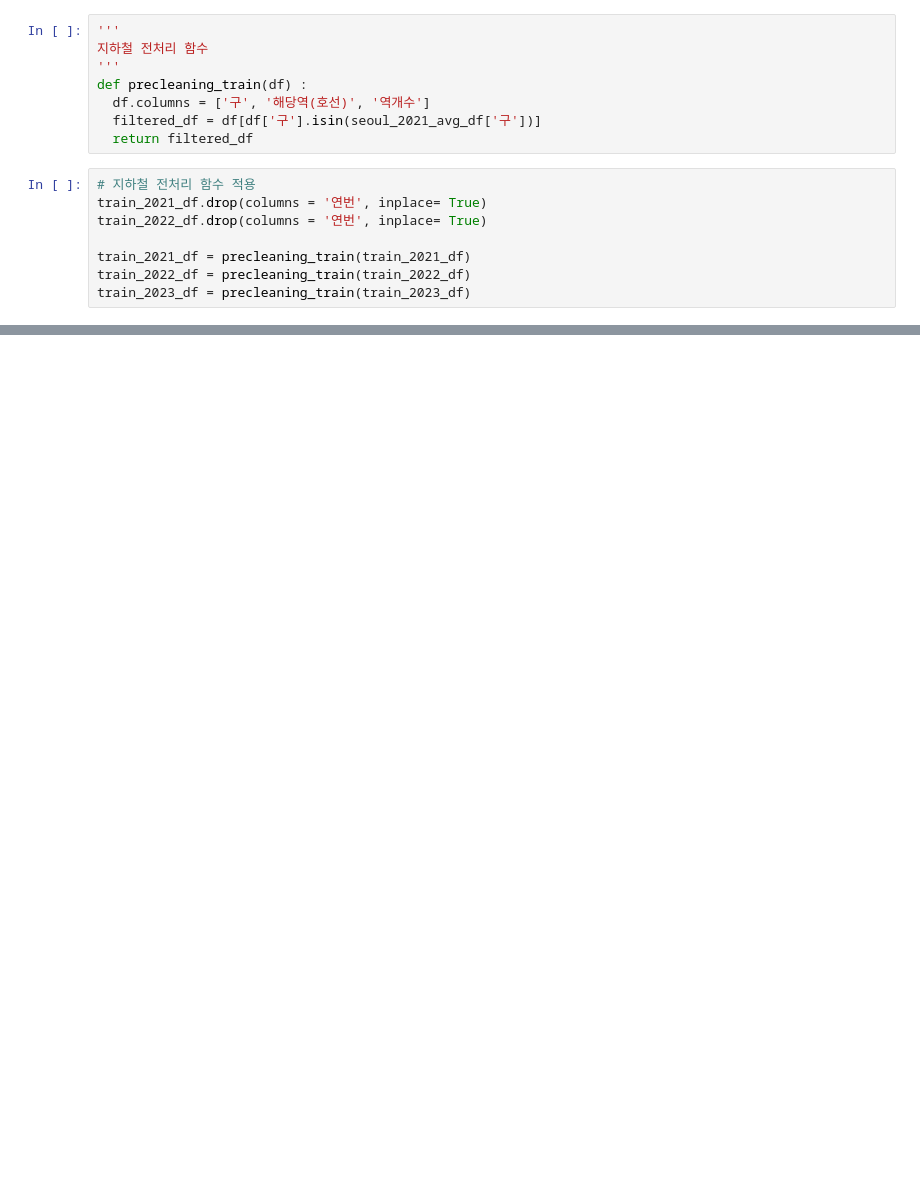
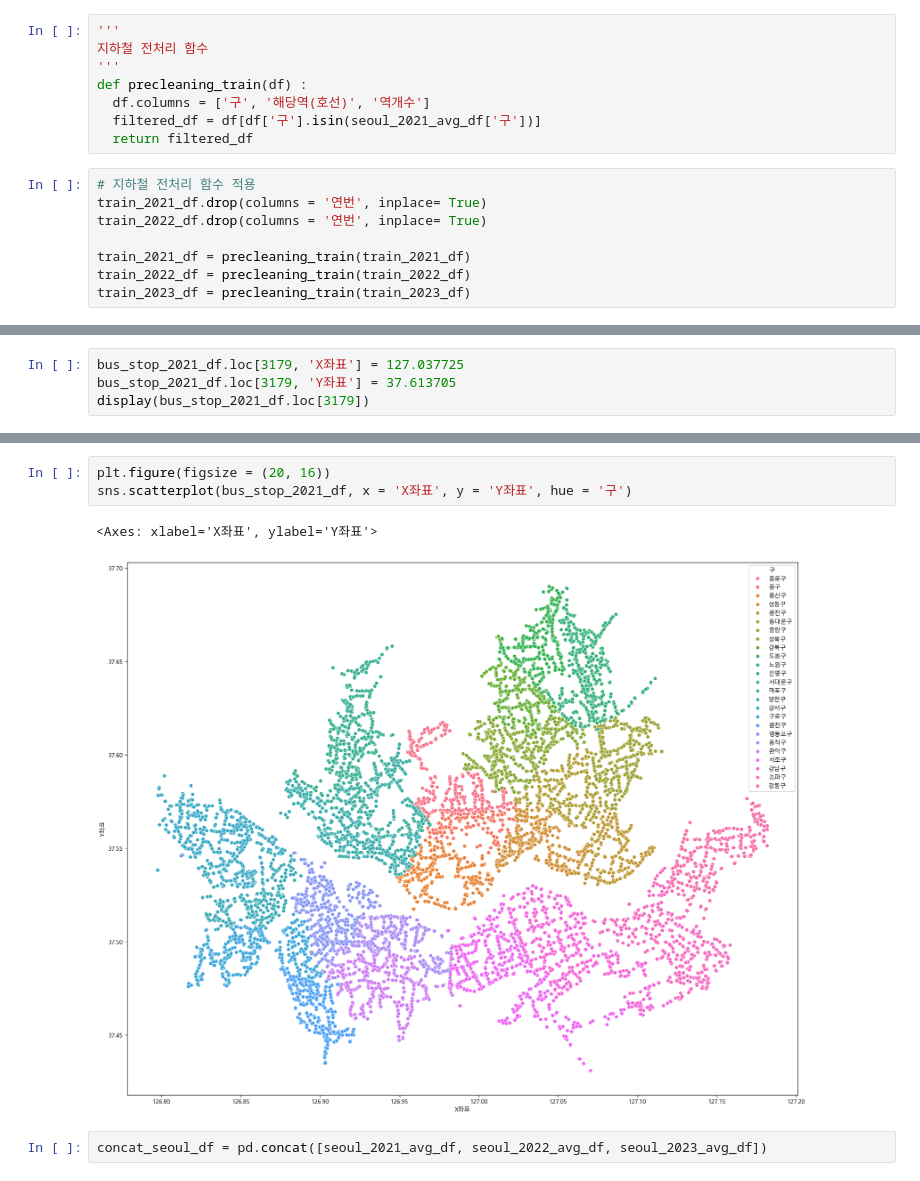
Before and after one commit to gitstudent001/python_project, a Jupyter notebook: python_project_hm.ipynb, the cells around one changed output, grey strips where cells are left out. Saved outputs shown, nothing was run; the diff lists cells and outputs as text; blank space fills up the shorter version.

```diff
--- a/python_project_hm.ipynb
+++ b/python_project_hm.ipynb
@@ -245,0 +789,4 @@ display(train_2023_df)
+# %%
+bus_stop_2021_df.loc[3179, 'X좌표'] = 127.037725
+bus_stop_2021_df.loc[3179, 'Y좌표'] = 37.613705
+display(bus_stop_2021_df.loc[3179])
@@ -245,0 +802,8 @@ display(train_2023_df)
+# %%
+plt.figure(figsize = (20, 16))
+sns.scatterplot(bus_stop_2021_df, x = 'X좌표', y = 'Y좌표', hue = '구')
+# %% [output]
+<Axes: xlabel='X좌표', ylabel='Y좌표'>
+[figure, added]
+# %%
+concat_seoul_df = pd.concat([seoul_2021_avg_df, seoul_2022_avg_df, seoul_2023_avg_df])
```
Also changed, not shown: parts of 39 cells of this notebook.
